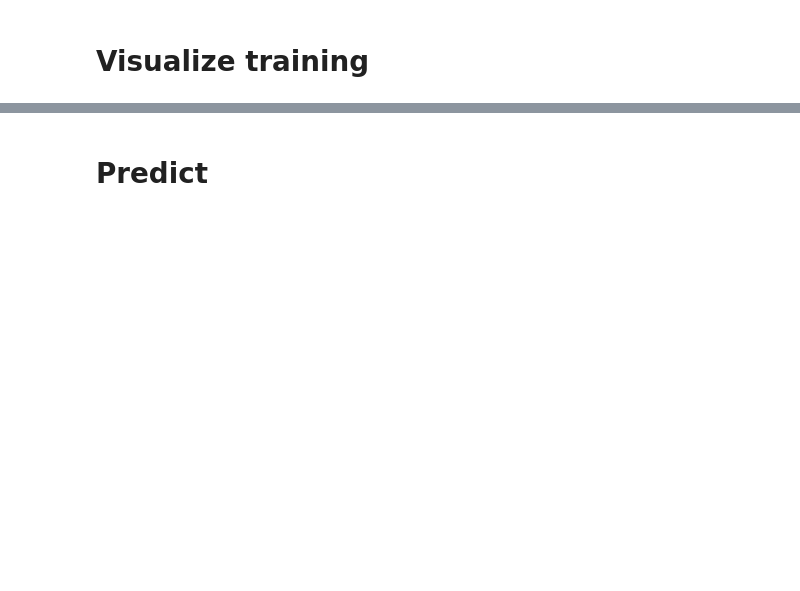
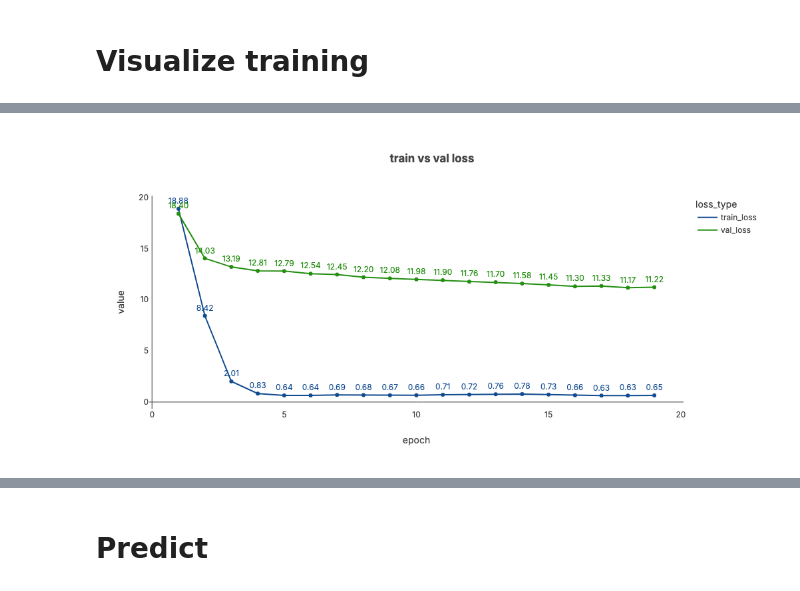
Before and after one commit to dvquy13/reco-algo, a Jupyter notebook: notebooks/lightgcn.ipynb, the cells around one changed output, grey strips where cells are left out. Drawn from its saved outputs; the diff is of its cells as text; code cells hidden in the pictures; blank space fills up the shorter version.

```diff
--- a/notebooks/lightgcn.ipynb
+++ b/notebooks/lightgcn.ipynb
@@ -435,3 +331,7 @@ plot_metric(epoch_metrics_df, index='epoch', col='value', color='loss_type')
+# %%
+plot_train_vs_val_loss(epoch_metrics_df, height=500)
+# %% [output]
+[figure, added]
 # %%
 fig = px.bar(
     step_metrics_df,
```
Also changed, not shown: parts of 14 cells of this notebook, 5 other files.
